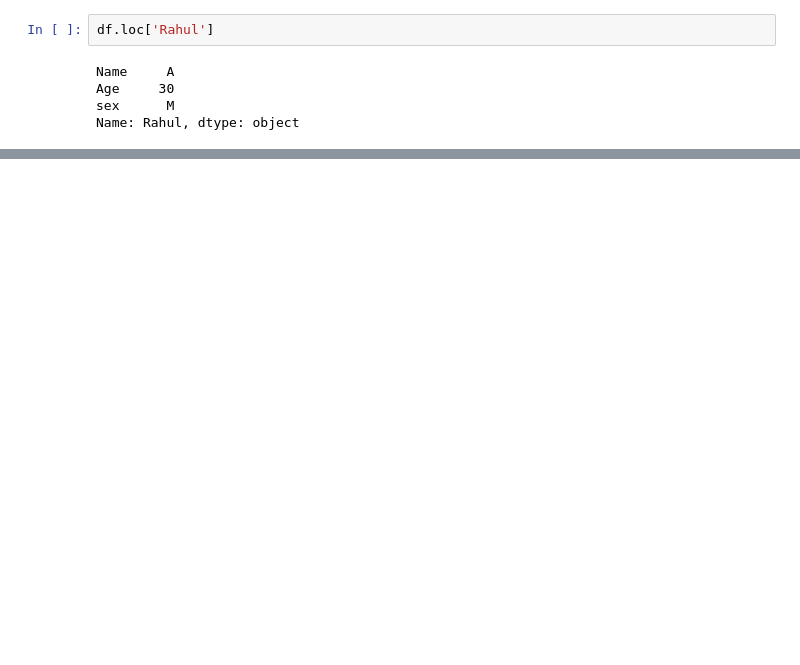
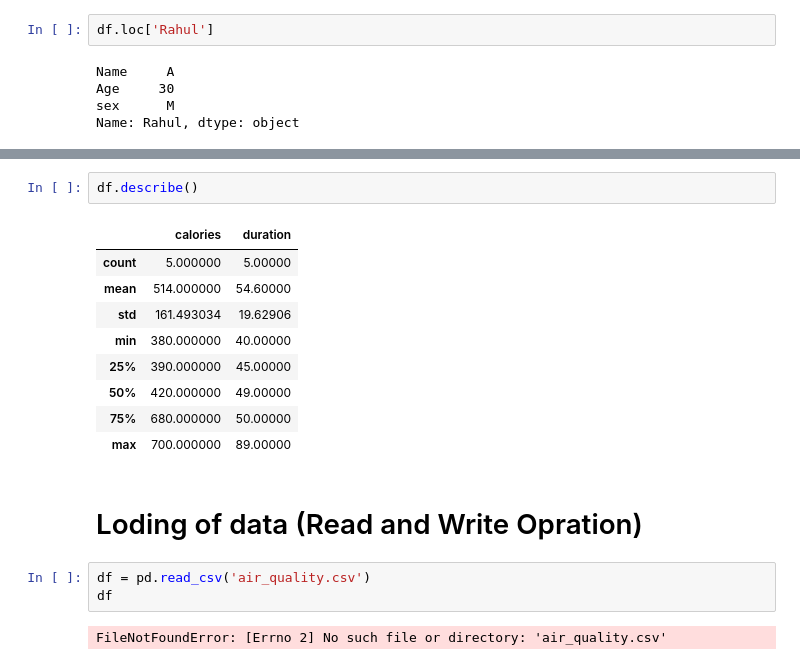
Before and after one commit to Dipak-Jagadale/Pandas, a Jupyter notebook: Dipak_start_to_end_Pandas.ipynb, the cells around one changed output, grey strips where cells are left out. Saved outputs shown, nothing was run; the diff lists cells and outputs as text; blank space fills up the shorter version.

```diff
--- a/Dipak_start_to_end_Pandas.ipynb
+++ b/Dipak_start_to_end_Pandas.ipynb
@@ -551,0 +605,19 @@ Name: calories, dtype: int64
+# %%
+df.describe()
+# %% [output]
+|  | calories | duration |
+| count | 5.000000 | 5.00000 |
+| mean | 514.000000 | 54.60000 |
+| std | 161.493034 | 19.62906 |
+| min | 380.000000 | 40.00000 |
+| 25% | 390.000000 | 45.00000 |
+| 50% | 420.000000 | 49.00000 |
+| 75% | 680.000000 | 50.00000 |
+| max | 700.000000 | 89.00000 |
+# %% [markdown]
+# Loding of data (Read and Write Opration)
+# %%
+df = pd.read_csv('air_quality.csv')
+df
+# %% [output]
+FileNotFoundError: [Errno 2] No such file or directory: 'air_quality.csv'
```
Also changed, not shown: parts of 33 cells of this notebook.
